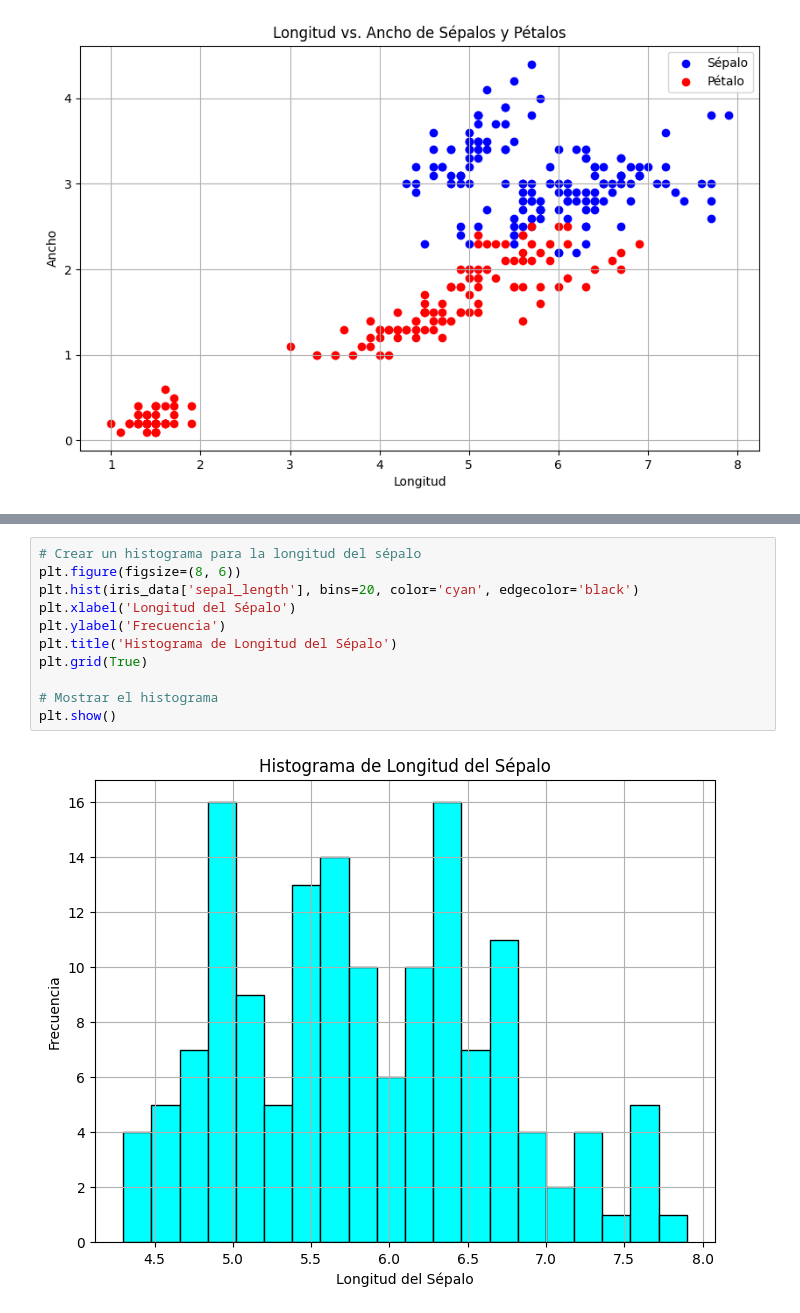
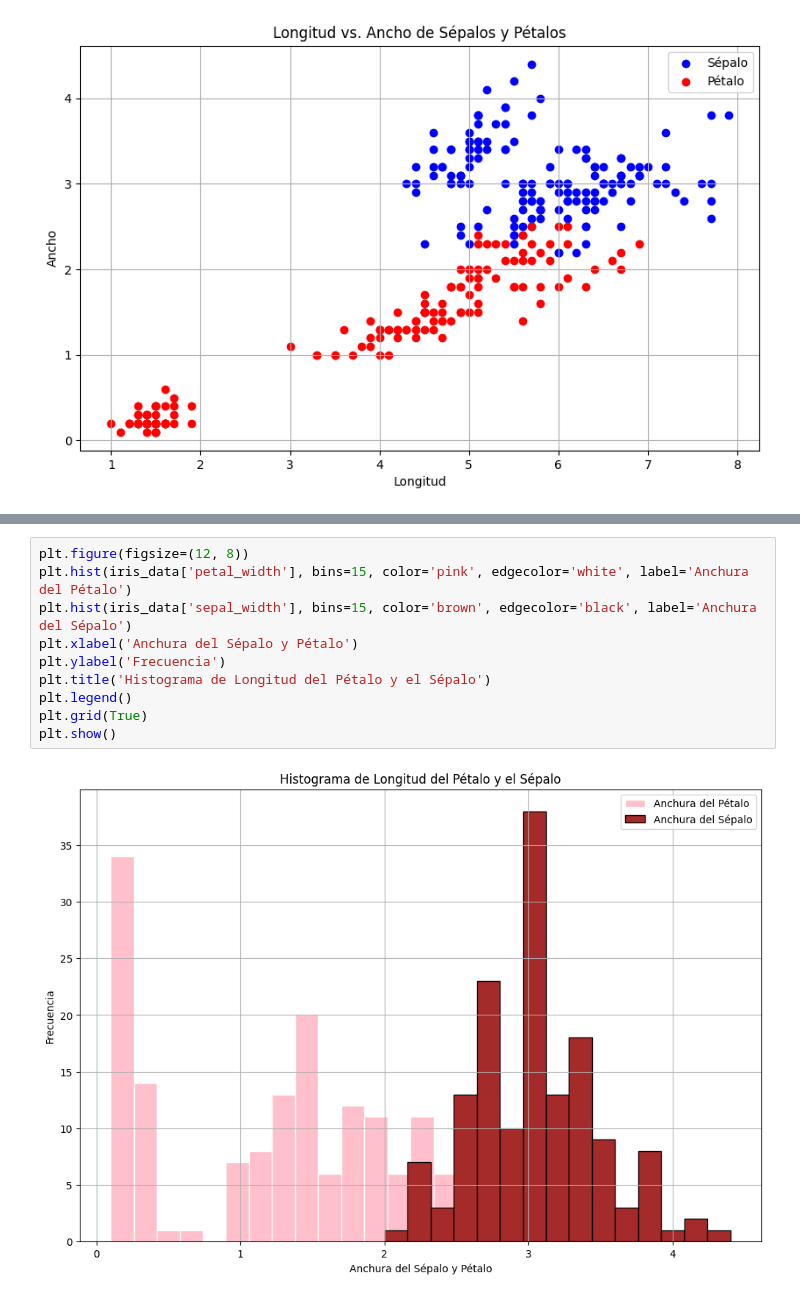
Before and after one commit to AxelCHCR/Semestre-VII, a Jupyter notebook: Inteligencia Artificial/Tareas/Tarea 2/Tarea2.ipynb, the cells around one changed output, grey strips where cells are left out. Cells and saved outputs as stored; diff of their text form.

```diff
--- a/Inteligencia Artificial/Tareas/Tarea 2/Tarea2.ipynb
+++ b/Inteligencia Artificial/Tareas/Tarea 2/Tarea2.ipynb
@@ -49,14 +54,13 @@ plt.show()
 # %%
-# Crear un histograma para la longitud del sépalo
-plt.figure(figsize=(8, 6))
-plt.hist(iris_data['sepal_length'], bins=20, color='cyan', edgecolor='black')
-plt.xlabel('Longitud del Sépalo')
+plt.figure(figsize=(12, 8))
+plt.hist(iris_data['petal_width'], bins=15, color='pink', edgecolor='white', label='Anchura del Pétalo')
+plt.hist(iris_data['sepal_width'], bins=15, color='brown', edgecolor='black', label='Anchura del Sépalo')
+plt.xlabel('Anchura del Sépalo y Pétalo')
 plt.ylabel('Frecuencia')
-plt.title('Histograma de Longitud del Sépalo')
+plt.title('Histograma de Longitud del Pétalo y el Sépalo')
+plt.legend()
 plt.grid(True)
-
-# Mostrar el histograma
 plt.show()
 # %% [output]
-[figure, old version]
+[figure, new version]
 # %%
```
Also changed, not shown: parts of 14 cells of this notebook.
